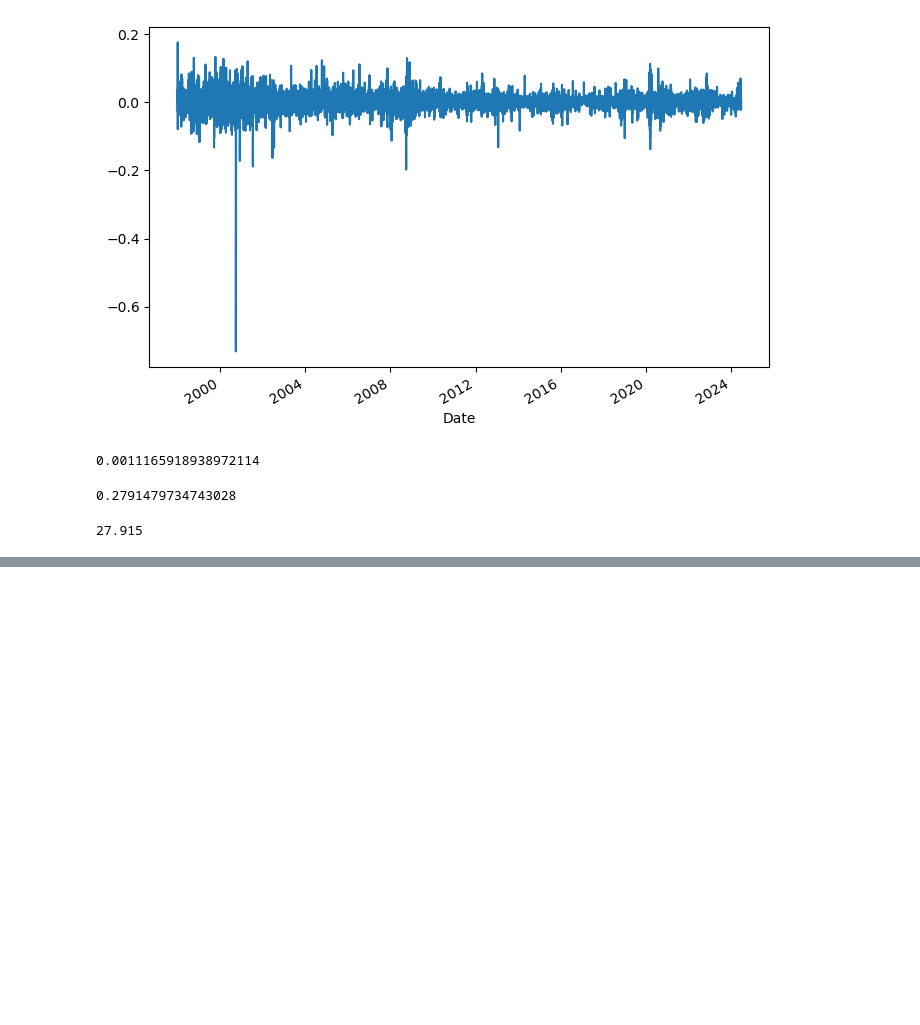
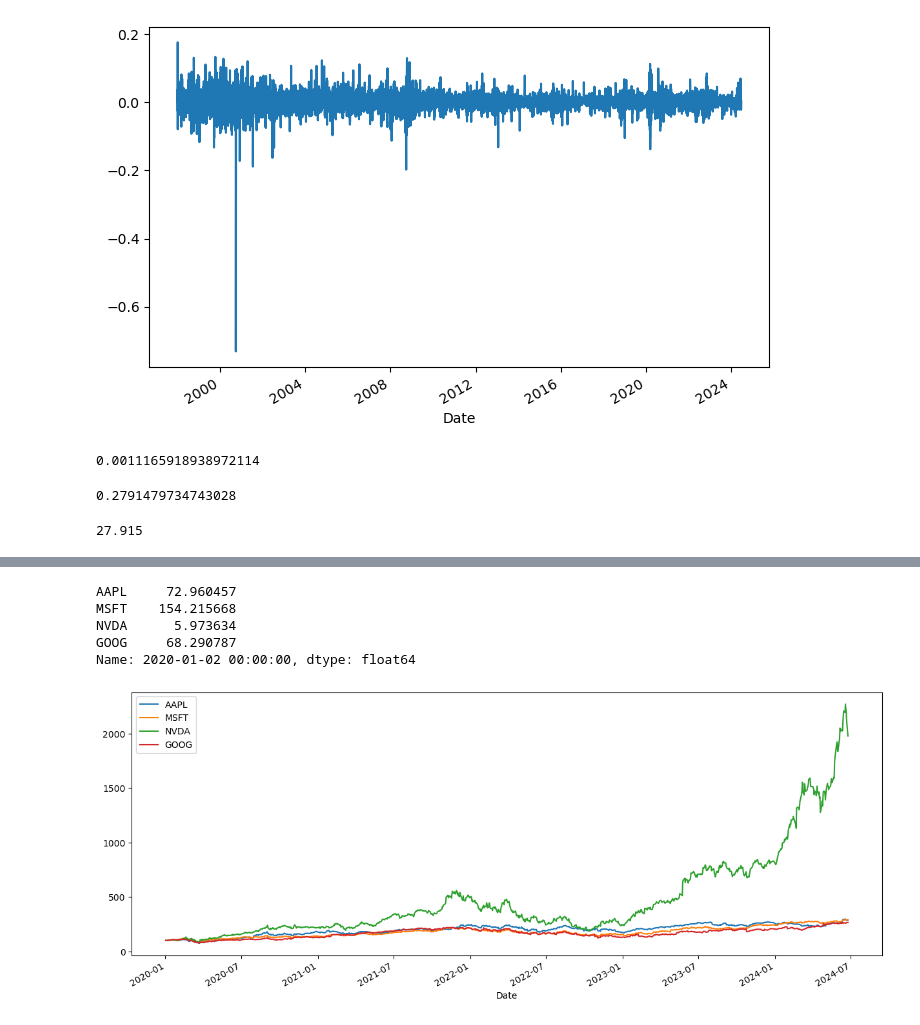
Before and after one commit to Felipebarcon/Portfolio-s-Financials-Analysis-, a Jupyter notebook: Simple_Returns.ipynb, the cells around one changed output, grey strips where cells are left out. Drawn from its saved outputs; the diff is of its cells as text; code cells hidden in the pictures; blank space fills up the shorter version.

```diff
--- a/Simple_Returns.ipynb
+++ b/Simple_Returns.ipynb
@@ -166,0 +169,5 @@ log_return_apple_yearly_rounded
+# %%
+tickers = ['AAPL', 'MSFT', 'NVDA', 'GOOG']
+mydata = pd.DataFrame()
+for t in tickers:
+    mydata[t] = wb.get_data_yahoo(t, start='2020-1-1')['Adj Close']
@@ -166,0 +199,13 @@ log_return_apple_yearly_rounded
+# %%
+mydata.iloc[0]
+# %% [output]
+AAPL     72.960457
+MSFT    154.215668
+NVDA      5.973634
+GOOG     68.290787
+Name: 2020-01-02 00:00:00, dtype: float64
+# %%
+(mydata / mydata.iloc[0] * 100).plot(figsize=(15, 6))
+plt.show()
+# %% [output]
+[figure, added]
```
Also changed, not shown: parts of 26 cells of this notebook.
